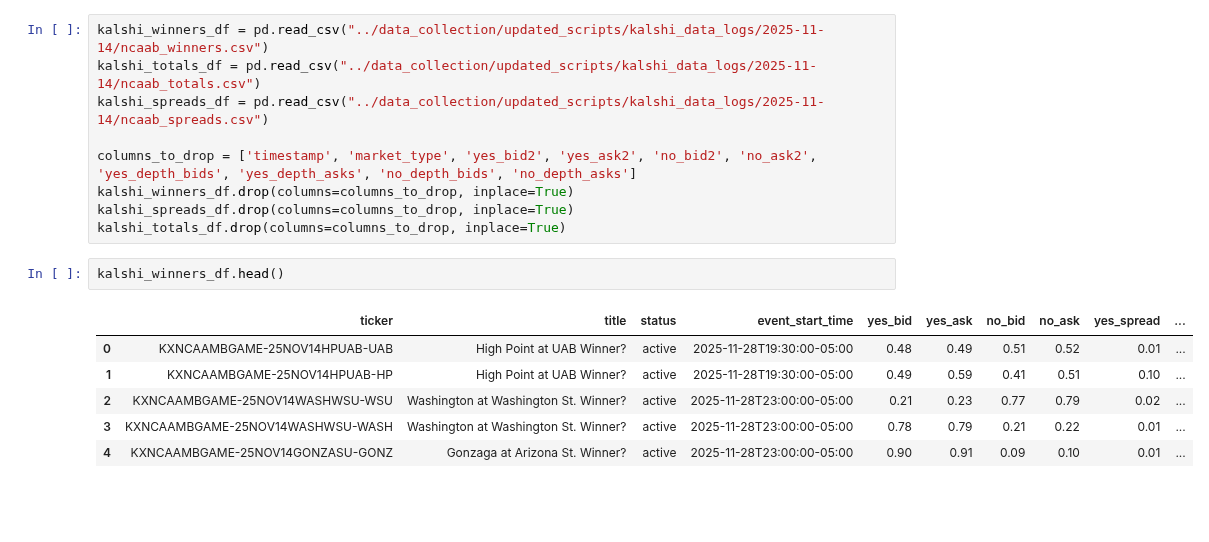
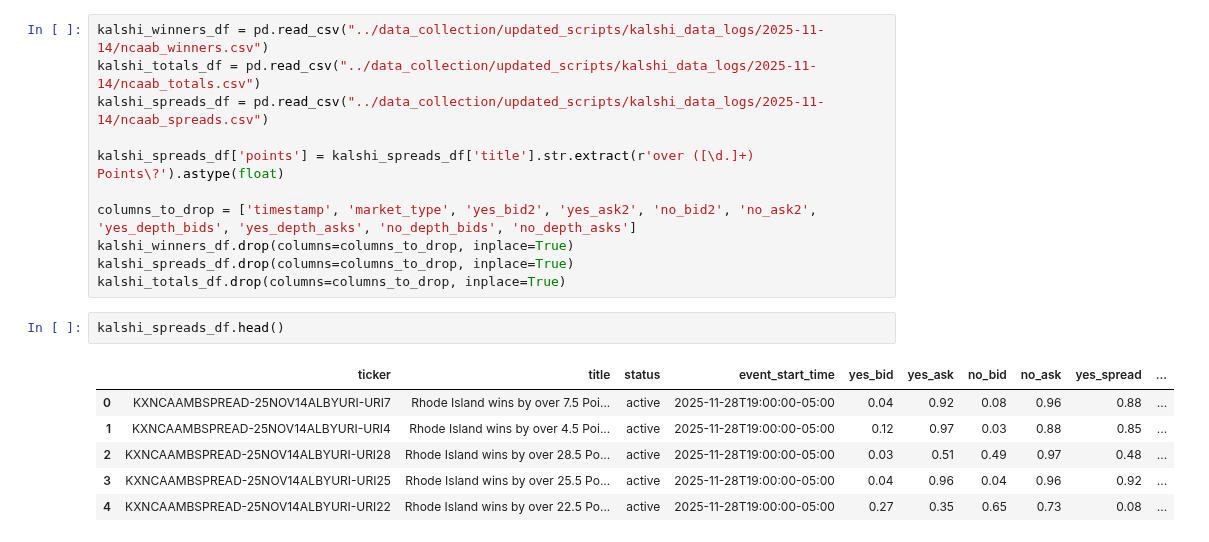
Before and after one commit to bassuaz24/kalshi_bets, a Jupyter notebook: jupyter_archive/data_analysis.ipynb, the cells around one changed output. Drawn from its saved outputs; the diff is of its cells as text; blank space fills up the shorter version.

```diff
--- a/jupyter_archive/data_analysis.ipynb
+++ b/jupyter_archive/data_analysis.ipynb
@@ -53,16 +61,18 @@ kalshi_winners_df = pd.read_csv("../data_collection/updated_scripts/kalshi_data_
 kalshi_totals_df = pd.read_csv("../data_collection/updated_scripts/kalshi_data_logs/2025-11-14/ncaab_totals.csv")
 kalshi_spreads_df = pd.read_csv("../data_collection/updated_scripts/kalshi_data_logs/2025-11-14/ncaab_spreads.csv")
 
+kalshi_spreads_df['points'] = kalshi_spreads_df['title'].str.extract(r'over ([\d.]+) Points\?').astype(float)
+
 columns_to_drop = ['timestamp', 'market_type', 'yes_bid2', 'yes_ask2', 'no_bid2', 'no_ask2', 'yes_depth_bids', 'yes_depth_asks', 'no_depth_bids', 'no_depth_asks']
 kalshi_winners_df.drop(columns=columns_to_drop, inplace=True)
 kalshi_spreads_df.drop(columns=columns_to_drop, inplace=True)
 kalshi_totals_df.drop(columns=columns_to_drop, inplace=True)
 # %%
-kalshi_winners_df.head()
+kalshi_spreads_df.head()
 # %% [output]
 |  | ticker | title | status | event_start_time | yes_bid | yes_ask | no_bid | no_ask | yes_spread | ... |
-| 0 | KXNCAAMBGAME-25NOV14HPUAB-UAB | High Point at UAB Winner? | active | 2025-11-28T19:30:00-05:00 | 0.48 | 0.49 | 0.51 | 0.52 | 0.01 | ... |
-| 1 | KXNCAAMBGAME-25NOV14HPUAB-HP | High Point at UAB Winner? | active | 2025-11-28T19:30:00-05:00 | 0.49 | 0.59 | 0.41 | 0.51 | 0.10 | ... |
-| 2 | KXNCAAMBGAME-25NOV14WASHWSU-WSU | Washington at Washington St. Winner? | active | 2025-11-28T23:00:00-05:00 | 0.21 | 0.23 | 0.77 | 0.79 | 0.02 | ... |
-| 3 | KXNCAAMBGAME-25NOV14WASHWSU-WASH | Washington at Washington St. Winner? | active | 2025-11-28T23:00:00-05:00 | 0.78 | 0.79 | 0.21 | 0.22 | 0.01 | ... |
-| 4 | KXNCAAMBGAME-25NOV14GONZASU-GONZ | Gonzaga at Arizona St. Winner? | active | 2025-11-28T23:00:00-05:00 | 0.90 | 0.91 | 0.09 | 0.10 | 0.01 | ... |
+| 0 | KXNCAAMBSPREAD-25NOV14ALBYURI-URI7 | Rhode Island wins by over 7.5 Poi... | active | 2025-11-28T19:00:00-05:00 | 0.04 | 0.92 | 0.08 | 0.96 | 0.88 | ... |
+| 1 | KXNCAAMBSPREAD-25NOV14ALBYURI-URI4 | Rhode Island wins by over 4.5 Poi... | active | 2025-11-28T19:00:00-05:00 | 0.12 | 0.97 | 0.03 | 0.88 | 0.85 | ... |
+| 2 | KXNCAAMBSPREAD-25NOV14ALBYURI-URI28 | Rhode Island wins by over 28.5 Po... | active | 2025-11-28T19:00:00-05:00 | 0.03 | 0.51 | 0.49 | 0.97 | 0.48 | ... |
+| 3 | KXNCAAMBSPREAD-25NOV14ALBYURI-URI25 | Rhode Island wins by over 25.5 Po... | active | 2025-11-28T19:00:00-05:00 | 0.04 | 0.96 | 0.04 | 0.96 | 0.92 | ... |
+| 4 | KXNCAAMBSPREAD-25NOV14ALBYURI-URI22 | Rhode Island wins by over 22.5 Po... | active | 2025-11-28T19:00:00-05:00 | 0.27 | 0.35 | 0.65 | 0.73 | 0.08 | ... |
```
Also changed, not shown: parts of 14 cells of this notebook.
